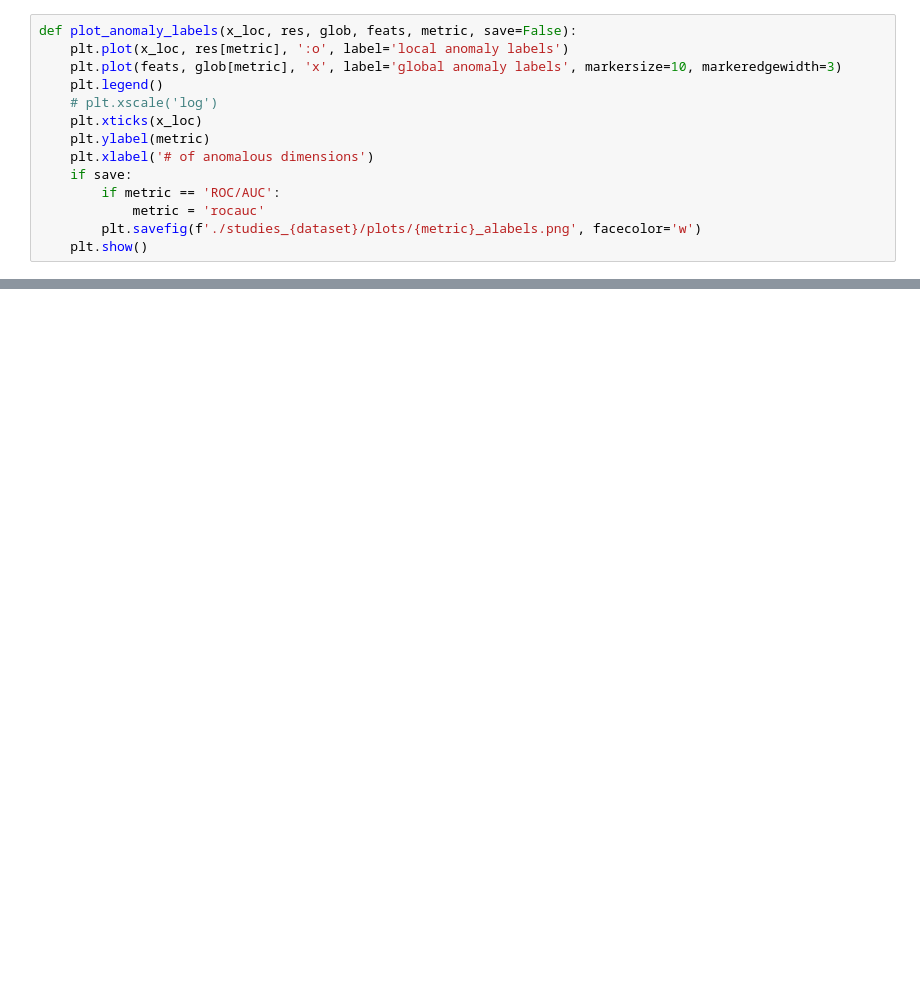
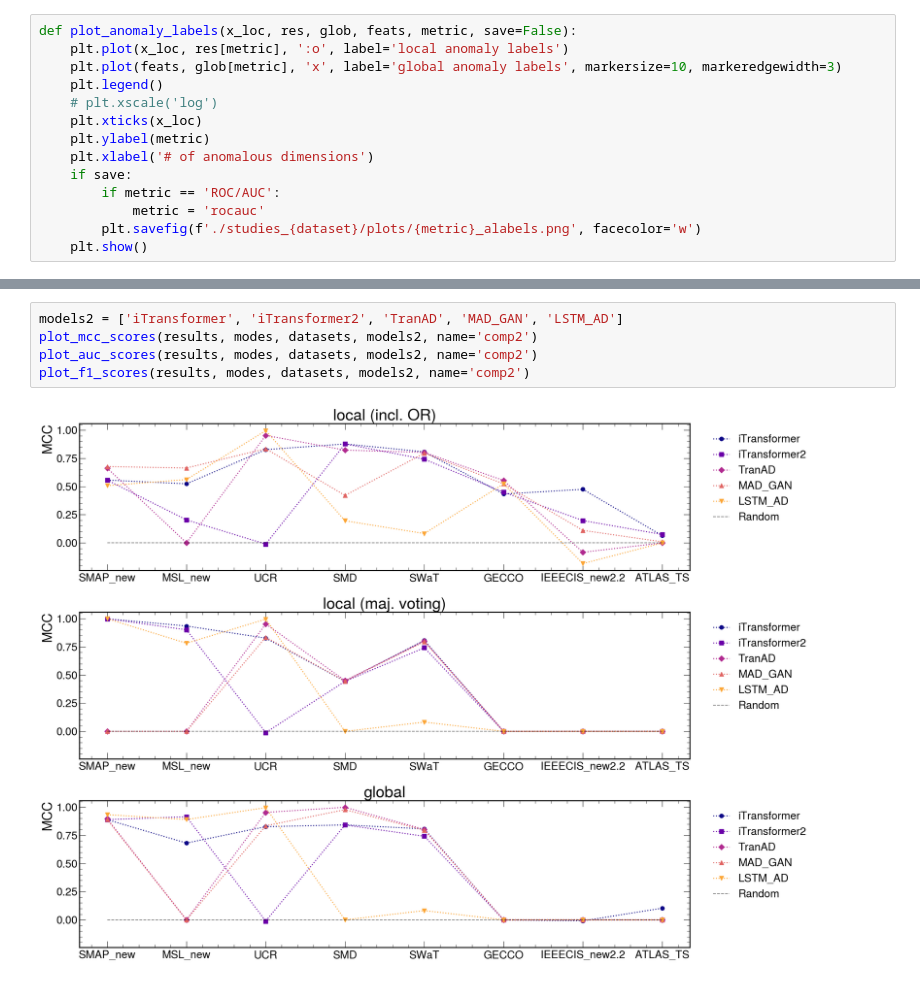
Before and after one commit to PedroKochinski/TSAD_from_laurab222, a Jupyter notebook: visualise.ipynb, the cells around one changed output, grey strips where cells are left out. Cells and saved outputs as stored; diff of their text form; blank space fills up the shorter version.

```diff
--- a/visualise.ipynb
+++ b/visualise.ipynb
@@ -1010,0 +1317,7 @@ plot_anomaly_labels(x_loc, res, glob, feats, 'MCC', save=s)
+# %%
+models2 = ['iTransformer', 'iTransformer2', 'TranAD', 'MAD_GAN', 'LSTM_AD']
+plot_mcc_scores(results, modes, datasets, models2, name='comp2')
+plot_auc_scores(results, modes, datasets, models2, name='comp2')
+plot_f1_scores(results, modes, datasets, models2, name='comp2')
+# %% [output]
+[figure, added]
```
Also changed, not shown: parts of 22 cells of this notebook, 11 other files.
